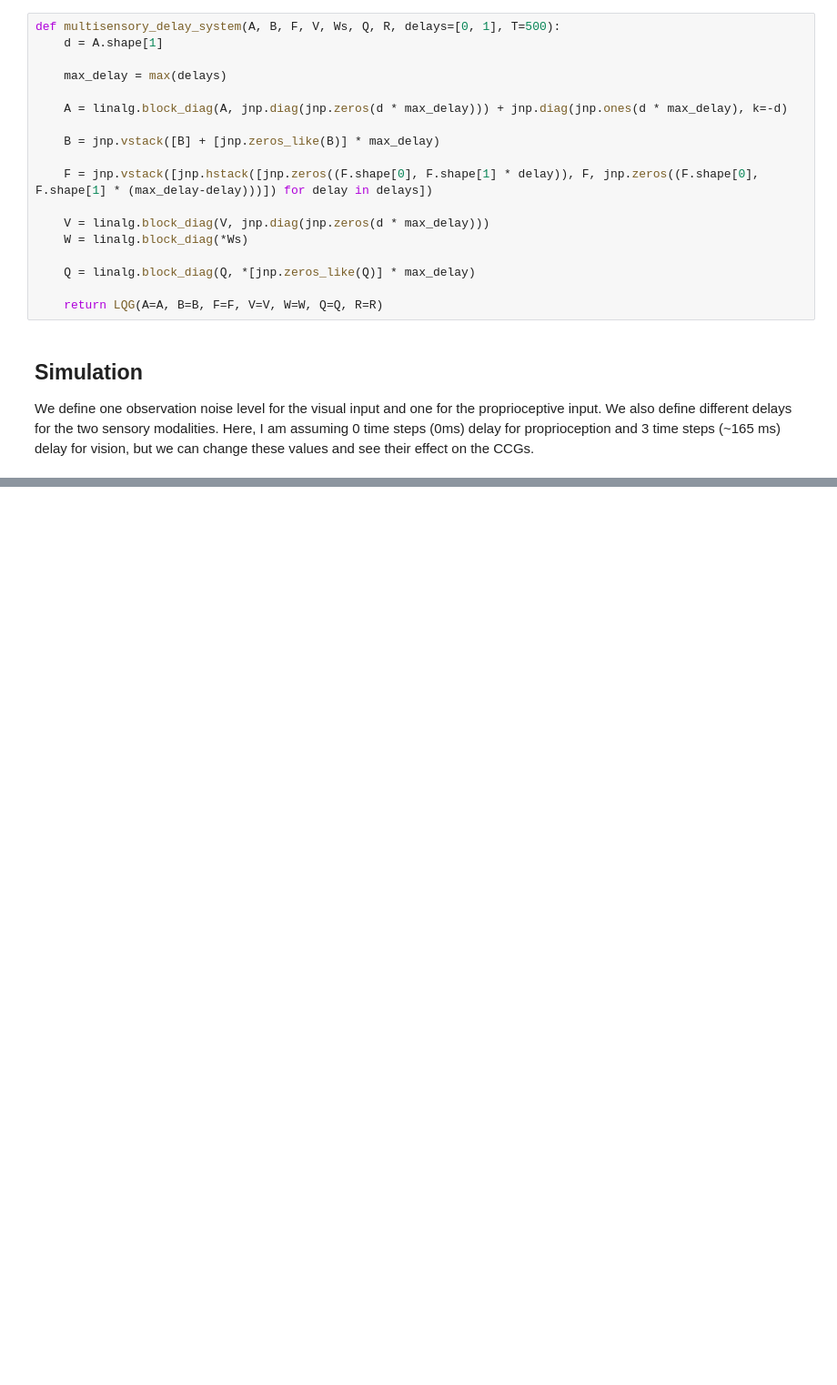
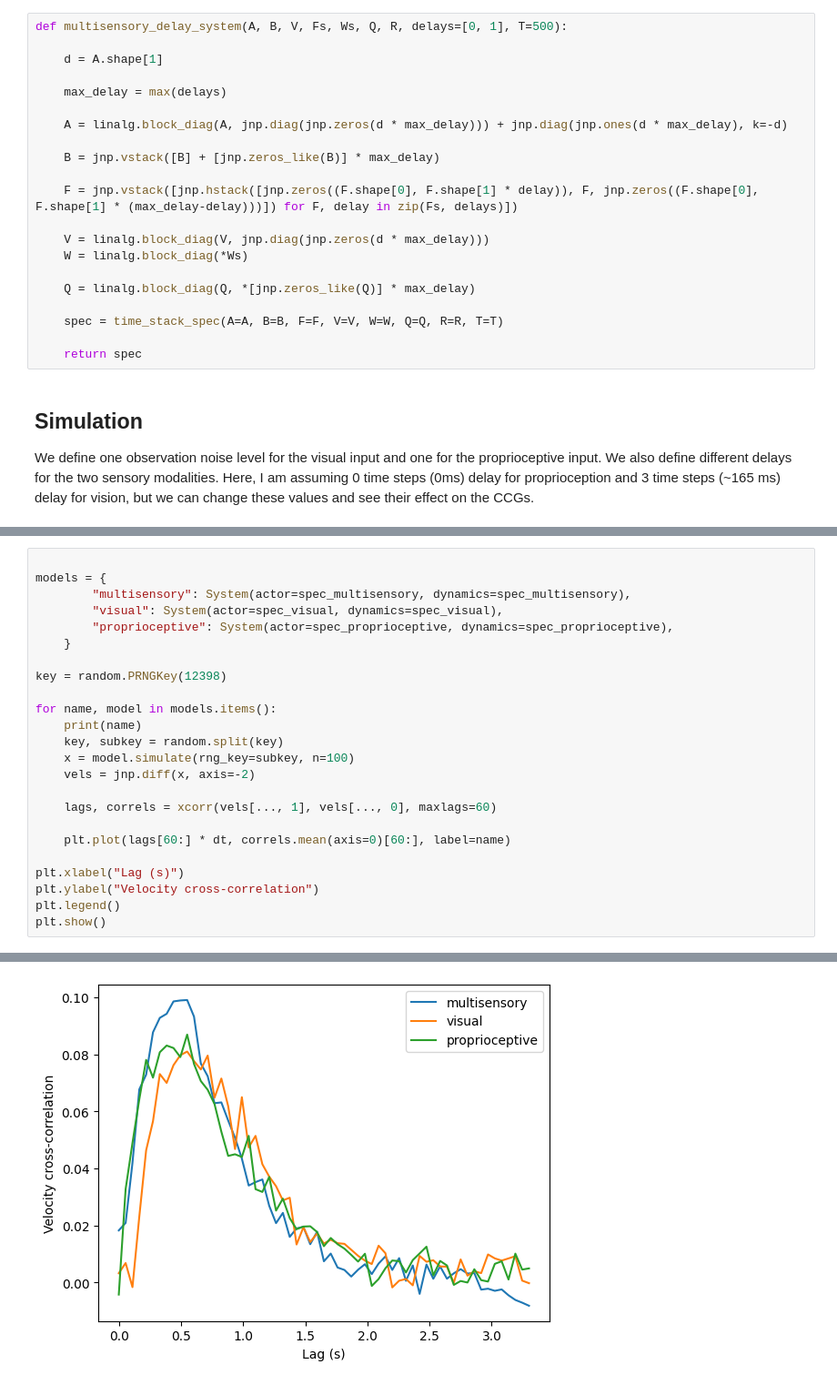
Before and after one commit to dominikstrb/cpp-proprioception, a Jupyter notebook: DelayModel.ipynb, the cells around one changed output, grey strips where cells are left out. Shown at 91% size. Drawn from its saved outputs; the diff is of its cells as text; blank space fills up the shorter version.

Commit message:
Add model that should capture bias

```diff
--- a/DelayModel.ipynb
+++ b/DelayModel.ipynb
@@ -30,7 +29,8 @@ WARNING:2025-12-04 17:45:22,905:jax._src.xla_bridge:794: An NVIDIA GPU may be pr
 
 We now set up the system with delays. To do this, we augment the state of the system with the $k$ most recent time steps (if our maximal delay is $k$ time steps). This involves a change in the matrices $A$, $B$, $V$, and $Q$, such that we retain the original dynamics, but simply keep track of the state at the $k$ previous time steps. The observation matrix $F$ then picks out the observation at the appropriate delay. We can turn this into a multisensory observation by stacking up multiple observation matrices $F$ (vertically) and multiple observation noise matrices $W$ (block-diagonally). This approach is common in linear control models of reaching tasks with delays (e.g. Izawa & Shadmehr, 2008; Crevecoeur et al., 2016).
 # %%
-def multisensory_delay_system(A, B, F, V, Ws, Q, R, delays=[0, 1], T=500):
+def multisensory_delay_system(A, B, V, Fs, Ws, Q, R, delays=[0, 1], T=500):
+
     d = A.shape[1]
 
     max_delay = max(delays)
@@ -39,14 +39,16 @@ def multisensory_delay_system(A, B, F, V, Ws, Q, R, delays=[0, 1], T=500):
 
     B = jnp.vstack([B] + [jnp.zeros_like(B)] * max_delay)
 
-    F = jnp.vstack([jnp.hstack([jnp.zeros((F.shape[0], F.shape[1] * delay)), F, jnp.zeros((F.shape[0], F.shape[1] * (max_delay-delay)))]) for delay in delays])
+    F = jnp.vstack([jnp.hstack([jnp.zeros((F.shape[0], F.shape[1] * delay)), F, jnp.zeros((F.shape[0], F.shape[1] * (max_delay-delay)))]) for F, delay in zip(Fs, delays)])
 
     V = linalg.block_diag(V, jnp.diag(jnp.zeros(d * max_delay)))
     W = linalg.block_diag(*Ws)
 
     Q = linalg.block_diag(Q, *[jnp.zeros_like(Q)] * max_delay)
 
-    return LQG(A=A, B=B, F=F, V=V, W=W, Q=Q, R=R)
+    spec = time_stack_spec(A=A, B=B, F=F, V=V, W=W, Q=Q, R=R, T=T)
+
+    return spec
 # %% [markdown]
 ## Simulation
 
@@ -90,0 +73,25 @@ plt.show()
+# %%
+
+models = {
+        "multisensory": System(actor=spec_multisensory, dynamics=spec_multisensory),
+        "visual": System(actor=spec_visual, dynamics=spec_visual),
+        "proprioceptive": System(actor=spec_proprioceptive, dynamics=spec_proprioceptive),
+    }
+
+key = random.PRNGKey(12398)
+
+for name, model in models.items():
+    print(name)
+    key, subkey = random.split(key)
+    x = model.simulate(rng_key=subkey, n=100)
+    vels = jnp.diff(x, axis=-2)
+
+    lags, correls = xcorr(vels[..., 1], vels[..., 0], maxlags=60)
+
+    plt.plot(lags[60:] * dt, correls.mean(axis=0)[60:], label=name)
+
+plt.xlabel("Lag (s)")
+plt.ylabel("Velocity cross-correlation")
+plt.legend()
+plt.show()
+# %% [output]
@@ -90,0 +101 @@ plt.show()
+[figure, added]
```
Also changed, not shown: parts of 9 cells of this notebook.
